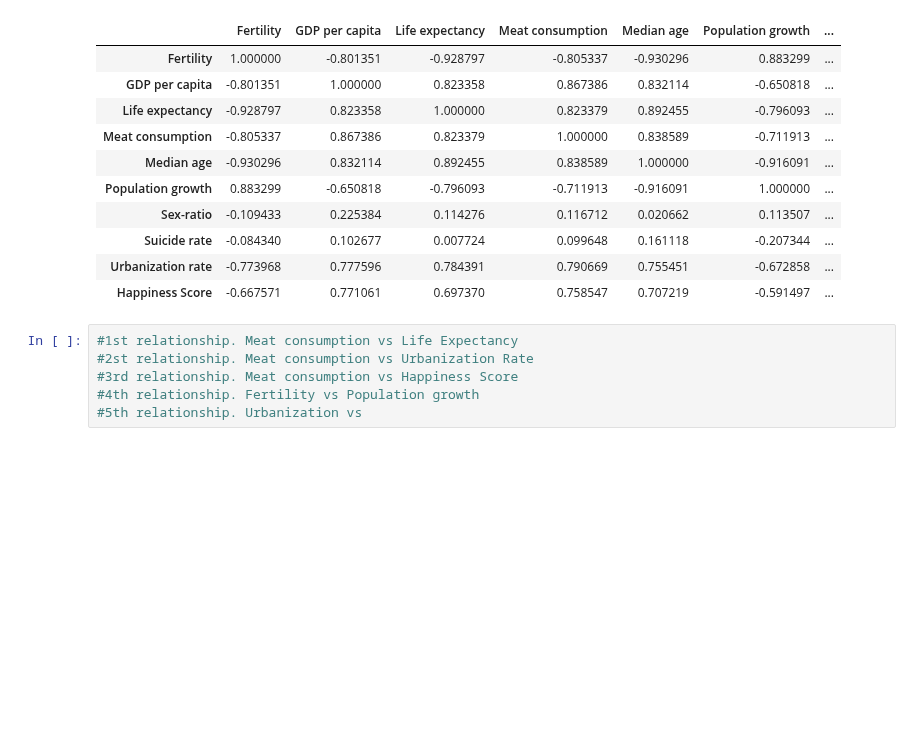
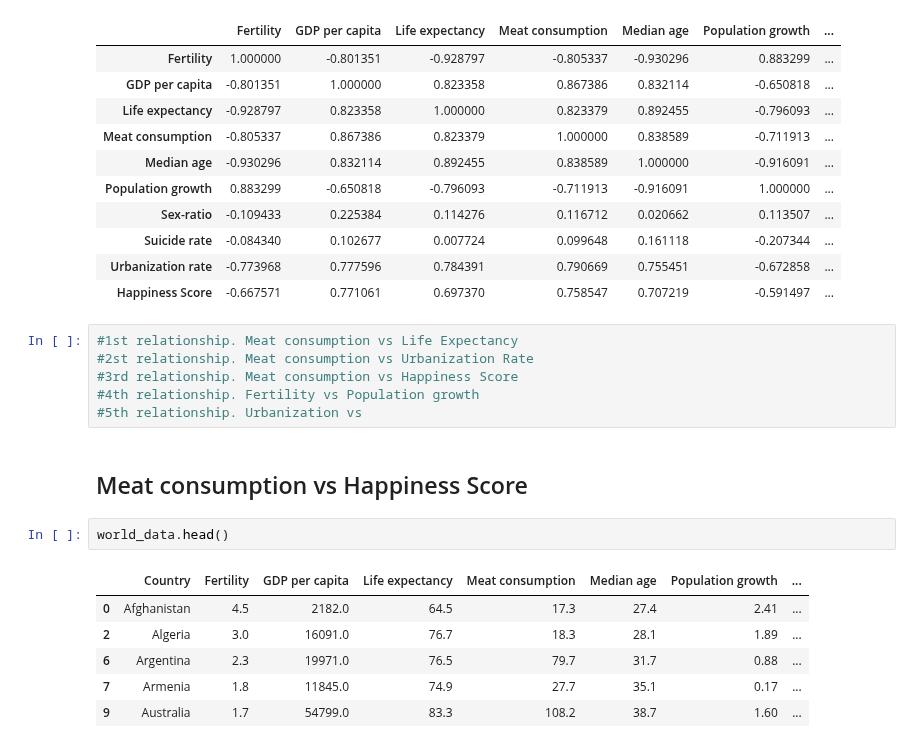
Before and after one commit to ermcgrew/bootcamp_project_one, a Jupyter notebook: data_analysis.ipynb, the cells around one changed output. Saved outputs shown, nothing was run; the diff lists cells and outputs as text; blank space fills up the shorter version.

```diff
--- a/data_analysis.ipynb
+++ b/data_analysis.ipynb
@@ -185,3 +186,14 @@ world_data.corr()
 #3rd relationship. Meat consumption vs Happiness Score
 #4th relationship. Fertility vs Population growth
 #5th relationship. Urbanization vs
+# %% [markdown]
+## Meat consumption vs Happiness Score
+# %%
+world_data.head()
+# %% [output]
+|  | Country | Fertility | GDP per capita | Life expectancy | Meat consumption | Median age | Population growth | ... |
+| 0 | Afghanistan | 4.5 | 2182.0 | 64.5 | 17.3 | 27.4 | 2.41 | ... |
+| 2 | Algeria | 3.0 | 16091.0 | 76.7 | 18.3 | 28.1 | 1.89 | ... |
+| 6 | Argentina | 2.3 | 19971.0 | 76.5 | 79.7 | 31.7 | 0.88 | ... |
+| 7 | Armenia | 1.8 | 11845.0 | 74.9 | 27.7 | 35.1 | 0.17 | ... |
+| 9 | Australia | 1.7 | 54799.0 | 83.3 | 108.2 | 38.7 | 1.60 | ... |
```
Also changed, not shown: parts of 9 cells of this notebook.
